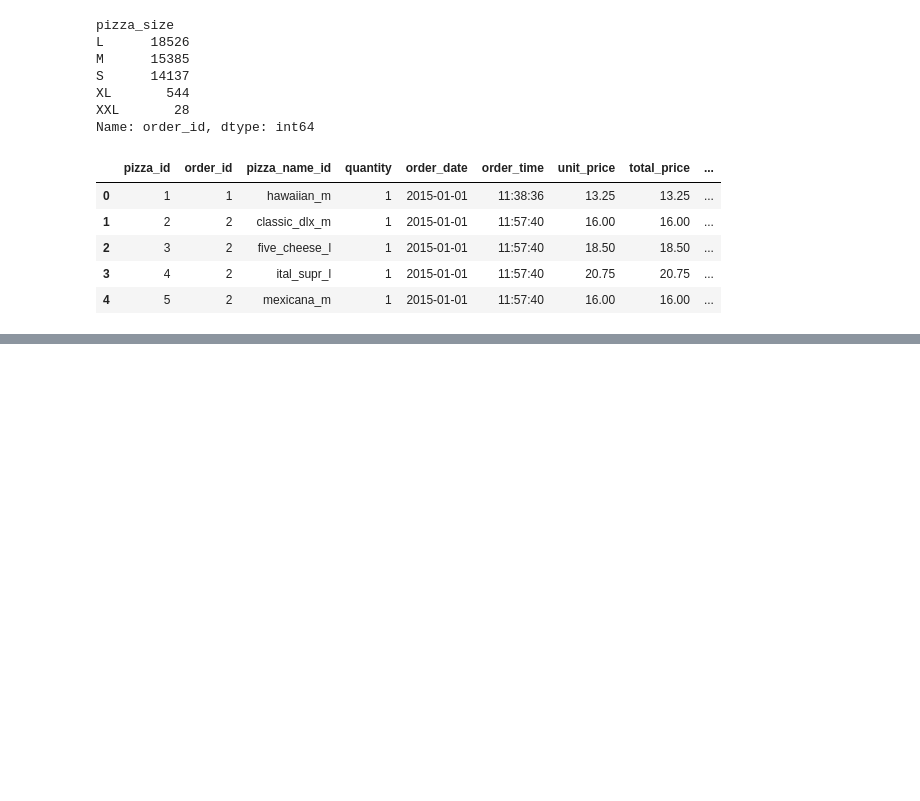
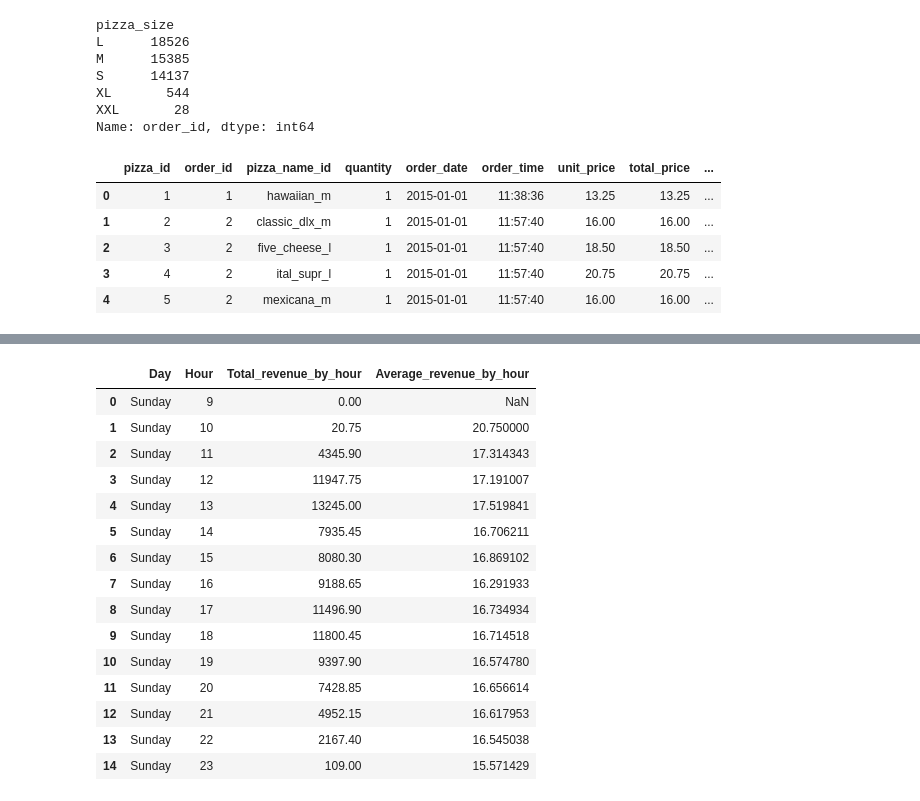
Before and after one commit to Sizan1113/DataScience, a Jupyter notebook: DataAnalysis.ipynb, the cells around one changed output, grey strips where cells are left out. Cells and saved outputs as stored; diff of their text form; code cells hidden in the pictures; blank space fills up the shorter version.

```diff
--- a/DataAnalysis.ipynb
+++ b/DataAnalysis.ipynb
@@ -321,0 +510,20 @@ Details = data.groupby('pizza_category')(
+# %%
+day_filter = Report['Day']=='Sunday'
+Report[day_filter]
+# %% [output]
+|  | Day | Hour | Total_revenue_by_hour | Average_revenue_by_hour |
+| 0 | Sunday | 9 | 0.00 | NaN |
+| 1 | Sunday | 10 | 20.75 | 20.750000 |
+| 2 | Sunday | 11 | 4345.90 | 17.314343 |
+| 3 | Sunday | 12 | 11947.75 | 17.191007 |
+| 4 | Sunday | 13 | 13245.00 | 17.519841 |
+| 5 | Sunday | 14 | 7935.45 | 16.706211 |
+| 6 | Sunday | 15 | 8080.30 | 16.869102 |
+| 7 | Sunday | 16 | 9188.65 | 16.291933 |
+| 8 | Sunday | 17 | 11496.90 | 16.734934 |
+| 9 | Sunday | 18 | 11800.45 | 16.714518 |
+| 10 | Sunday | 19 | 9397.90 | 16.574780 |
+| 11 | Sunday | 20 | 7428.85 | 16.656614 |
+| 12 | Sunday | 21 | 4952.15 | 16.617953 |
+| 13 | Sunday | 22 | 2167.40 | 16.545038 |
+| 14 | Sunday | 23 | 109.00 | 15.571429 |
```
Also changed, not shown: parts of 26 cells of this notebook, 4 other files.
